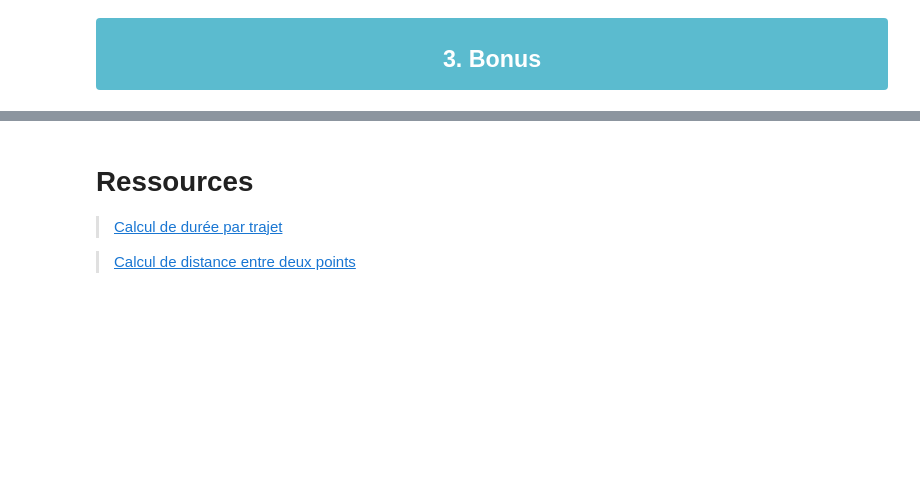
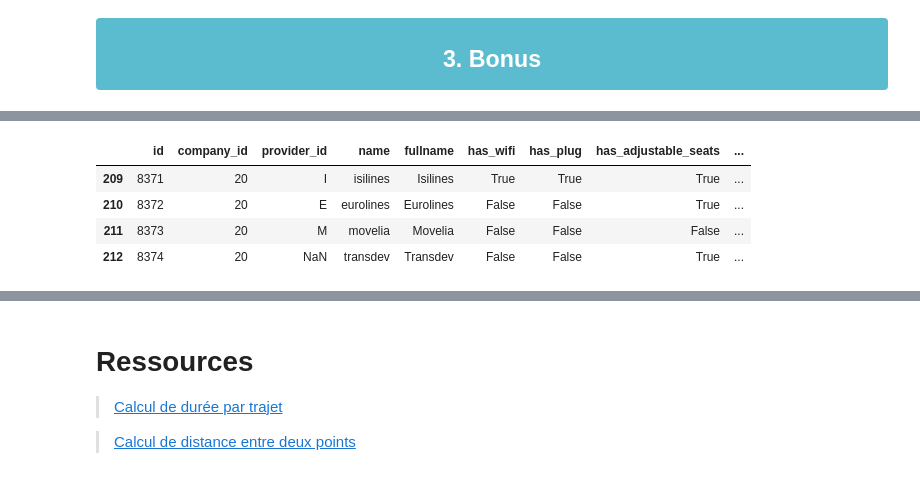
Before and after one commit to bchryzal/Tictactrip, a Jupyter notebook: tictactrip-crunching-machine-learning.ipynb, the cells around one changed output, grey strips where cells are left out. Drawn from its saved outputs; the diff is of its cells as text; code cells hidden in the pictures; blank space fills up the shorter version.

```diff
--- a/tictactrip-crunching-machine-learning.ipynb
+++ b/tictactrip-crunching-machine-learning.ipynb
@@ -594,0 +642,15 @@ Il est tout à fait normal de reporter les observations suivants :
+# %%
+# Remplacement des valeurs manquantes des colonnes "has_plug", "has_wifi" et "has_bicycle"
+for col in ['has_plug','has_wifi','has_bicycle']:
+    providers[col][providers.id==8374] = False
+
+# Remplacement de la valeur manquante de colonne "has_adjustable_seats"
+providers['has_adjustable_seats'][providers.id==8374] = True
+
+providers.query("company_id==20")
+# %% [output]
+|  | id | company_id | provider_id | name | fullname | has_wifi | has_plug | has_adjustable_seats | ... |
+| 209 | 8371 | 20 | I | isilines | Isilines | True | True | True | ... |
+| 210 | 8372 | 20 | E | eurolines | Eurolines | False | False | True | ... |
+| 211 | 8373 | 20 | M | movelia | Movelia | False | False | False | ... |
+| 212 | 8374 | 20 | NaN | transdev | Transdev | False | False | True | ... |
```
Also changed, not shown: parts of 24 cells of this notebook.
